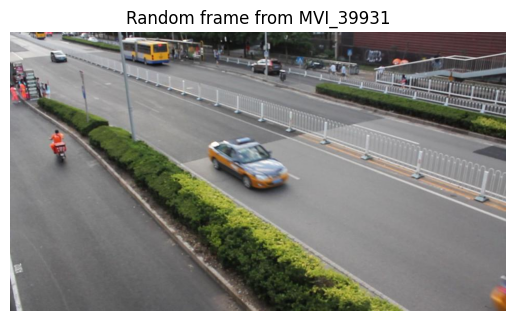
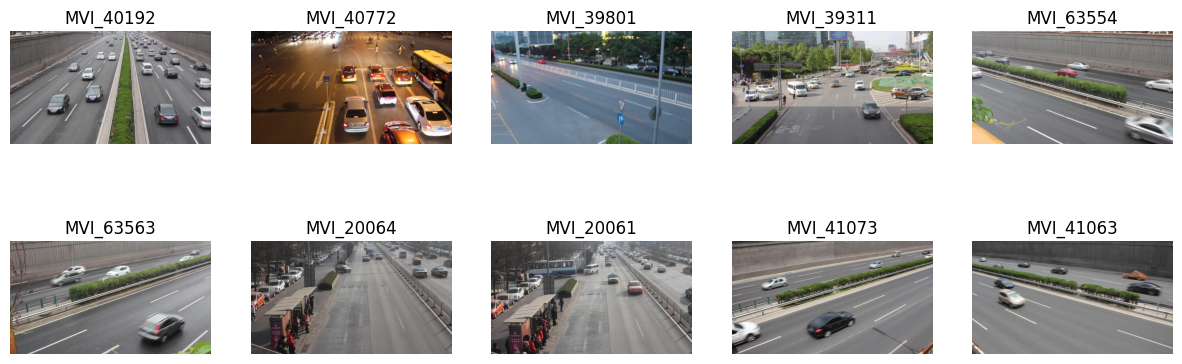
The change to this notebook cell's code, shown as a diff; its figure went from the first image to the second:
--- before
+++ after
@@ -4,12 +4,17 @@
 import cv2
 
-frames_folder = config['data']['frames_folder']
-pattern = os.path.join(frames_folder, f"{random_video_test}_img*.jpg")
-frame_files = sorted(glob.glob(pattern))
-print(f"Number of frames for {random_video_test}: {len(frame_files)}")
-random_frame_file = random.choice(frame_files)
-
-plt.imshow(cv2.cvtColor(cv2.imread(random_frame_file), cv2.COLOR_BGR2RGB))
-plt.title(f"Random frame from {random_video_test}")
-plt.axis('off')
+fig, axes = plt.subplots(2, len(random_videos)//2, figsize=(15, 5))
+for i, video in enumerate(random_videos):
+    frames_folder = config['data']['frames_folder']
+    pattern = os.path.join(frames_folder, f"{video}_img*.jpg")
+    frame_files = sorted(glob.glob(pattern))
+    if not frame_files:
+        print(f"No frames found for video: {video}")
+        continue
+    first_frame = cv2.imread(frame_files[0])
+    first_frame_rgb = cv2.cvtColor(first_frame, cv2.COLOR_BGR2RGB)
+    ax = axes[i // (len(random_videos)//2), i % (len(random_videos)//2)]
+    ax.imshow(first_frame_rgb)
+    ax.set_title(video)
+    ax.axis('off')
 plt.show()

Commit: Validationn and Latency + Comments